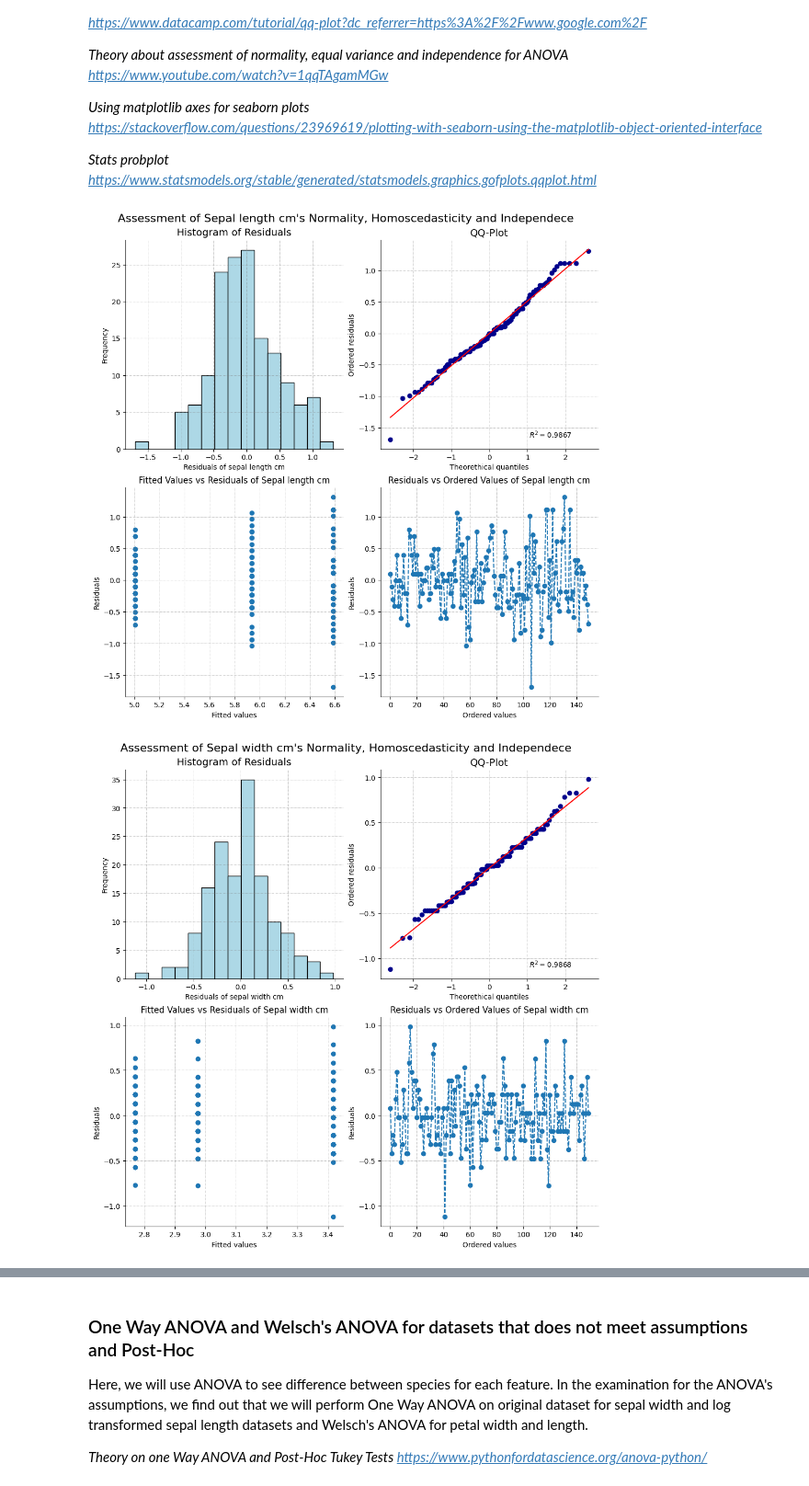
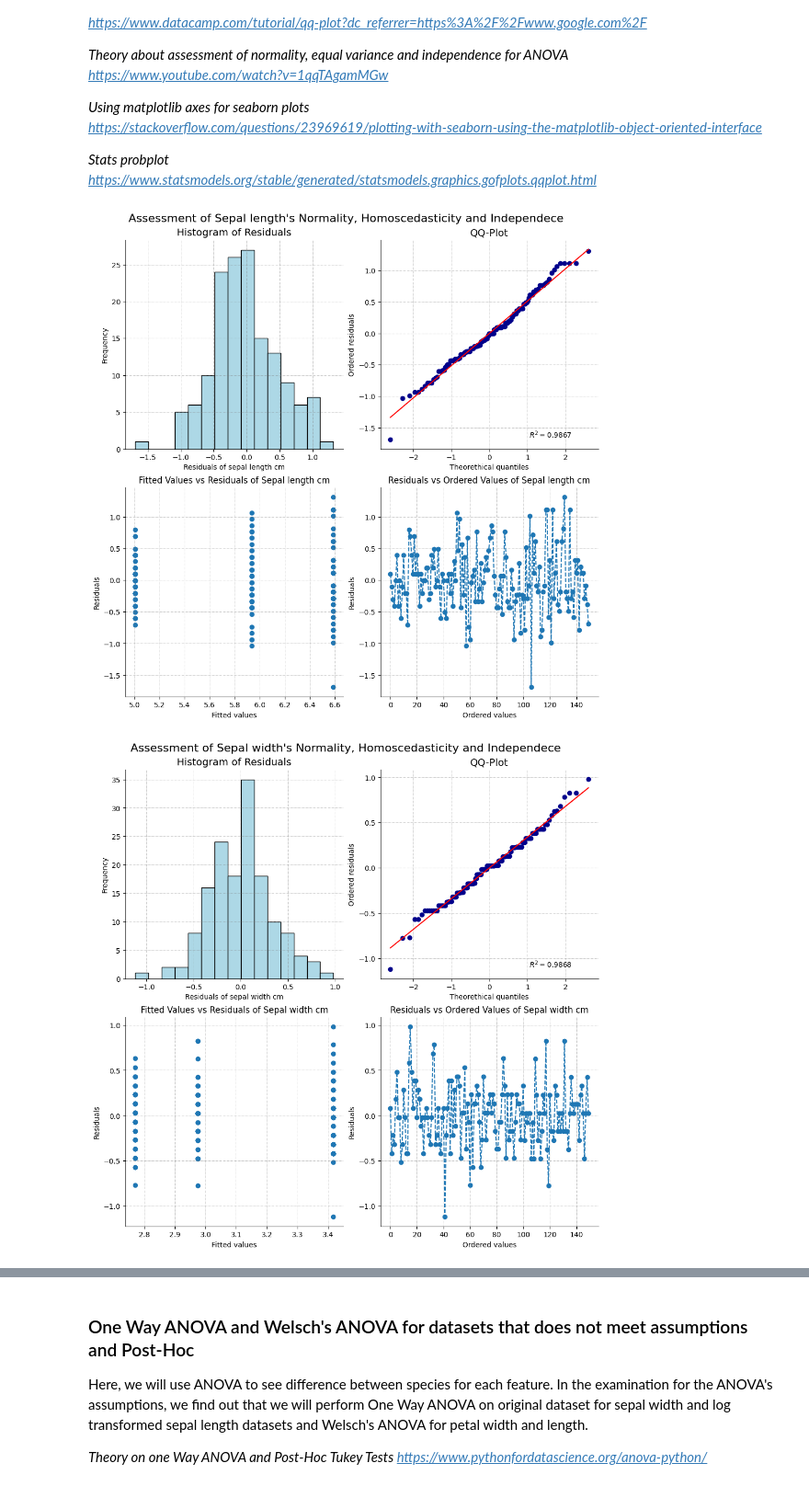
Before and after one commit to aldaszarnauskas/exploratory_analysis_iris_dataset, a Jupyter notebook: pands-project.ipynb, the cells around one changed output, grey strips where cells are left out. Shown at 92% size. Cells and saved outputs as stored; diff of their text form; code cells hidden in the pictures.

```diff
--- a/pands-project.ipynb
+++ b/pands-project.ipynb
@@ -555,6 +555,7 @@ https://stackoverflow.com/questions/23969619/plotting-with-seaborn-using-the-mat
 *Stats probplot
 https://www.statsmodels.org/stable/generated/statsmodels.graphics.gofplots.qqplot.html*
 # %%
+# Loop through each feature
 for feature in features:
 
     # Define a layout of subplots
@@ -563,10 +564,10 @@ for feature in features:
     # Define the classes names
     classes = list(df.iloc[:,4].unique())
 
-    # Define the feature names so you could use for naming axes or titles
+    # Define the feature names so you could use them for naming the axes and titles
     feature_name = feature.replace("_", " ")
 
-    # Calculate residuals of a feature
+    #### Calculate residuals of a feature
     # Store residuals
     resid = []
     # Store fitted values
@@ -600,8 +601,7 @@ for feature in features:
             linestyle ='-.', linewidth = 0.5,
             alpha = 0.6)
 
-
-
+        # Plot a histogram
         if count == 0:
             ax.hist(resid, bins=15,
                         color="lightblue", edgecolor='black')
@@ -609,35 +609,40 @@ for feature in features:
             ax.set_ylabel("Frequency", fontsize=10)
             ax.set_title("Histogram of Residuals", fontsize=14)
 
+        # Plot a QQ-Plot
         elif count == 1:
             stats.probplot(resid, dist="norm", plot=ax, rvalue=True)
             ax.lines[0].set_color('darkblue')
             ax.set_xlabel("Theorethical quantiles", fontsize=10)
             ax.set_ylabel("Ordered residuals", fontsize=10)
             ax.set_title("QQ-Plot", fontsize=14)
+
+        # Plot a fitted values vs residuals (Homoscedasticity check)
         elif count == 2:
             ax.scatter(fitted_values,resid)
             ax.set_xlabel("Fitted values")
             ax.set_ylabel("Residuals")
             ax.set_title(f"Fitted Values vs Residuals of {feature_name.capitalize()}")
+
+        # Plot residuals vs ordered values (Independece check)
         else:
             ax.plot(resid, marker="o", linestyle="--")
             ax.set_xlabel("Ordered values")
             ax.set_ylabel("Residuals")
             ax.set_title(f"Residuals vs Ordered Values of {feature_name.capitalize()}")
             print("""
 
 
             """)
 
 
     # Set the title
-    fig.suptitle(f'Assessment of {feature_name.replace(" (cm)", ""
+    fig.suptitle(f'Assessment of {feature_name.replace(" cm", ""
 ).capitalize()}\'s Normality, Homoscedasticity and Independece', fontsize=16)
     # Save the plot
     plt.savefig(f"{feature}_assesment_of_norm_var_ind.png", dpi=300, bbox_inches = 'tight')
     # Show the plot
     plt.show()
 # %% [output]
-[figure, old version]
+[figure, new version]
-[figure, old version]
+[figure, new version]
```
Also changed, not shown: parts of 5 cells of this notebook.
